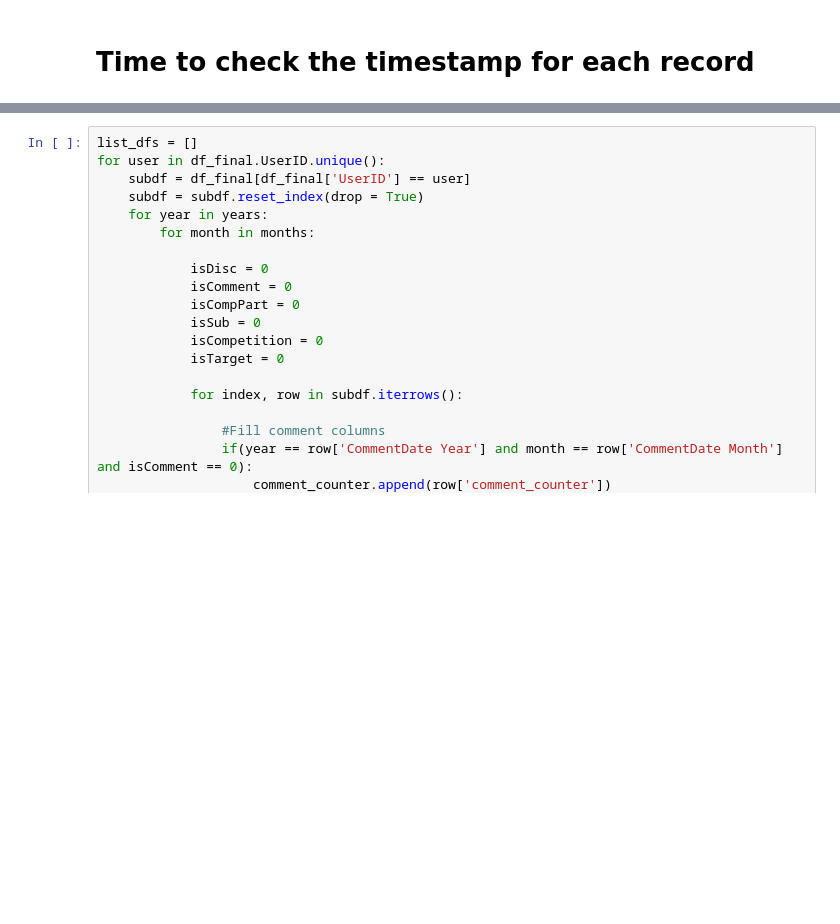
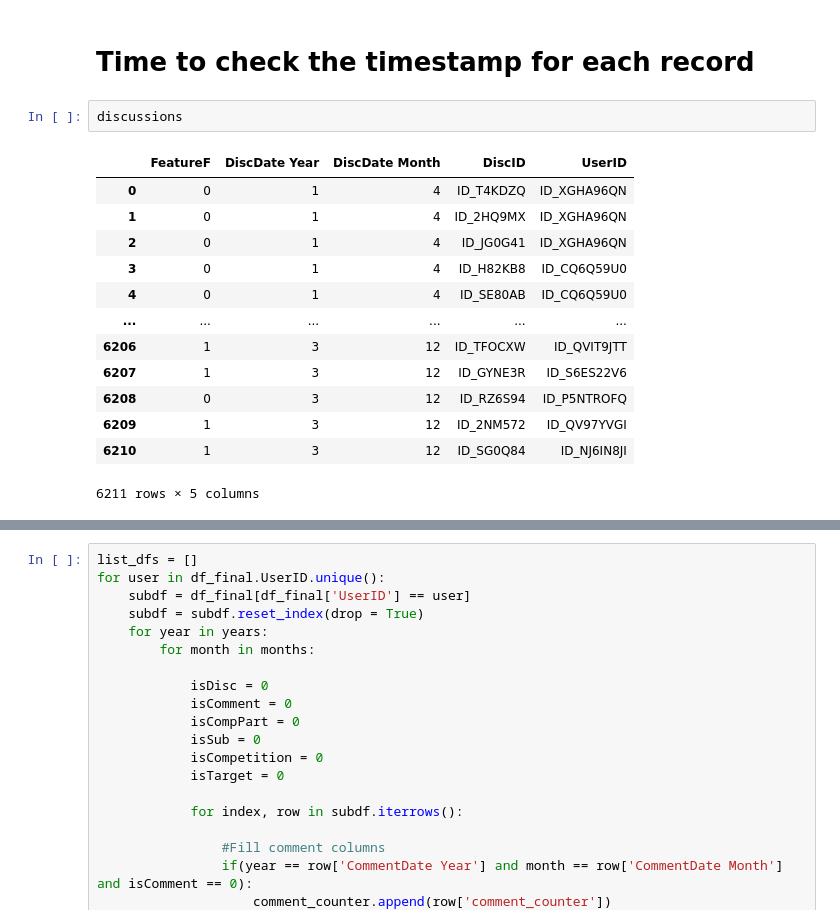
Before and after one commit to arikhan/Zindi-User-Behaviour-Birthday-Challenge, a Jupyter notebook: Timestamp Creation.ipynb, the cells around one changed output, grey strips where cells are left out. Drawn from its saved outputs; the diff is of its cells as text; blank space fills up the shorter version.

```diff
--- a/Timestamp Creation.ipynb
+++ b/Timestamp Creation.ipynb
@@ -156,3 +156,19 @@ for column in test.select_dtypes(include=['float']).columns:
         test[column] = test[column].astype('float32')
 # %% [markdown]
 # Time to check the timestamp for each record
+# %%
+discussions
+# %% [output]
+|  | FeatureF | DiscDate Year | DiscDate Month | DiscID | UserID |
+| 0 | 0 | 1 | 4 | ID_T4KDZQ | ID_XGHA96QN |
+| 1 | 0 | 1 | 4 | ID_2HQ9MX | ID_XGHA96QN |
+| 2 | 0 | 1 | 4 | ID_JG0G41 | ID_XGHA96QN |
+| 3 | 0 | 1 | 4 | ID_H82KB8 | ID_CQ6Q59U0 |
+| 4 | 0 | 1 | 4 | ID_SE80AB | ID_CQ6Q59U0 |
+| ... | ... | ... | ... | ... | ... |
+| 6206 | 1 | 3 | 12 | ID_TFOCXW | ID_QVIT9JTT |
+| 6207 | 1 | 3 | 12 | ID_GYNE3R | ID_S6ES22V6 |
+| 6208 | 0 | 3 | 12 | ID_RZ6S94 | ID_P5NTROFQ |
+| 6209 | 1 | 3 | 12 | ID_2NM572 | ID_QV97YVGI |
+| 6210 | 1 | 3 | 12 | ID_SG0Q84 | ID_NJ6IN8JI |
+6211 rows × 5 columns
```
Also changed, not shown: parts of 2 cells of this notebook, 1 other file.
